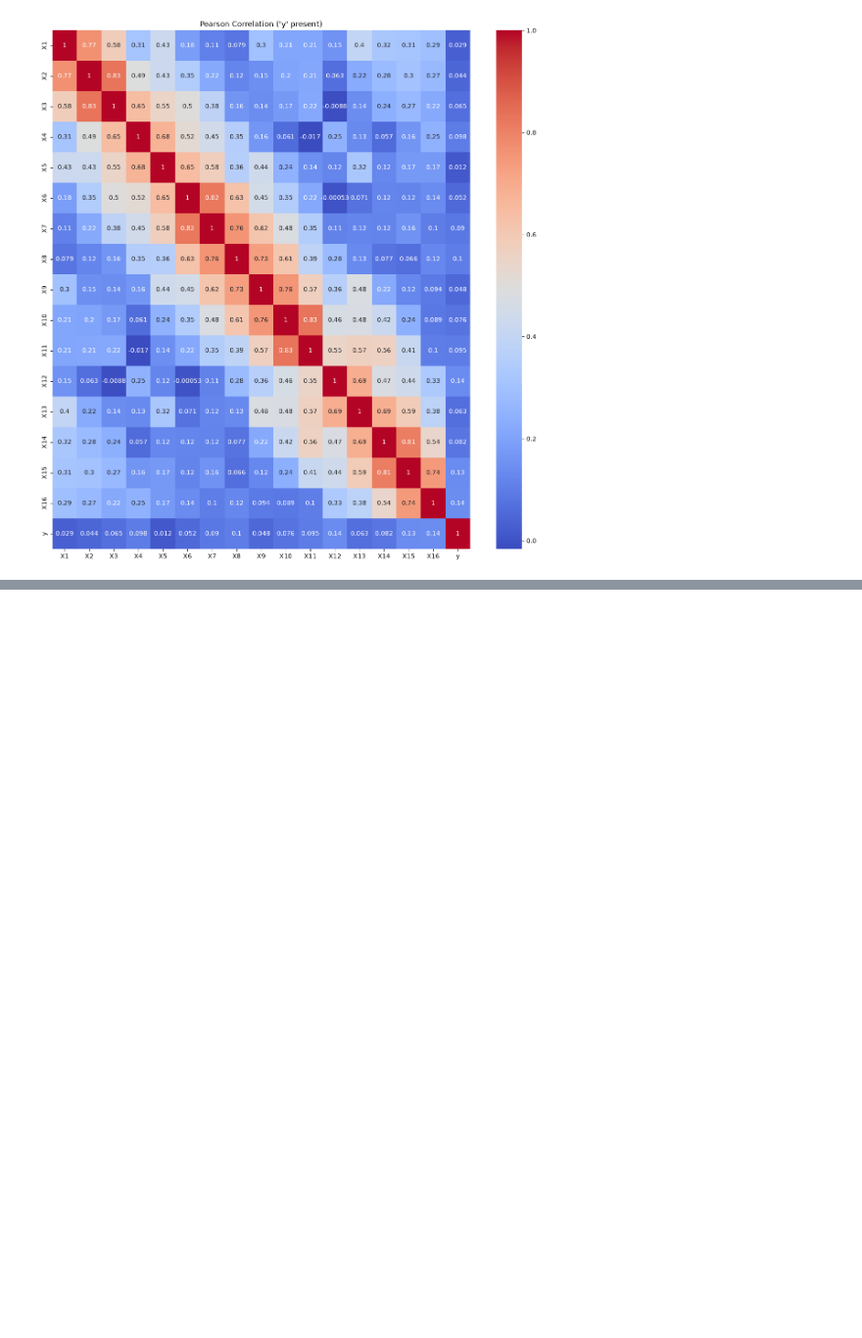
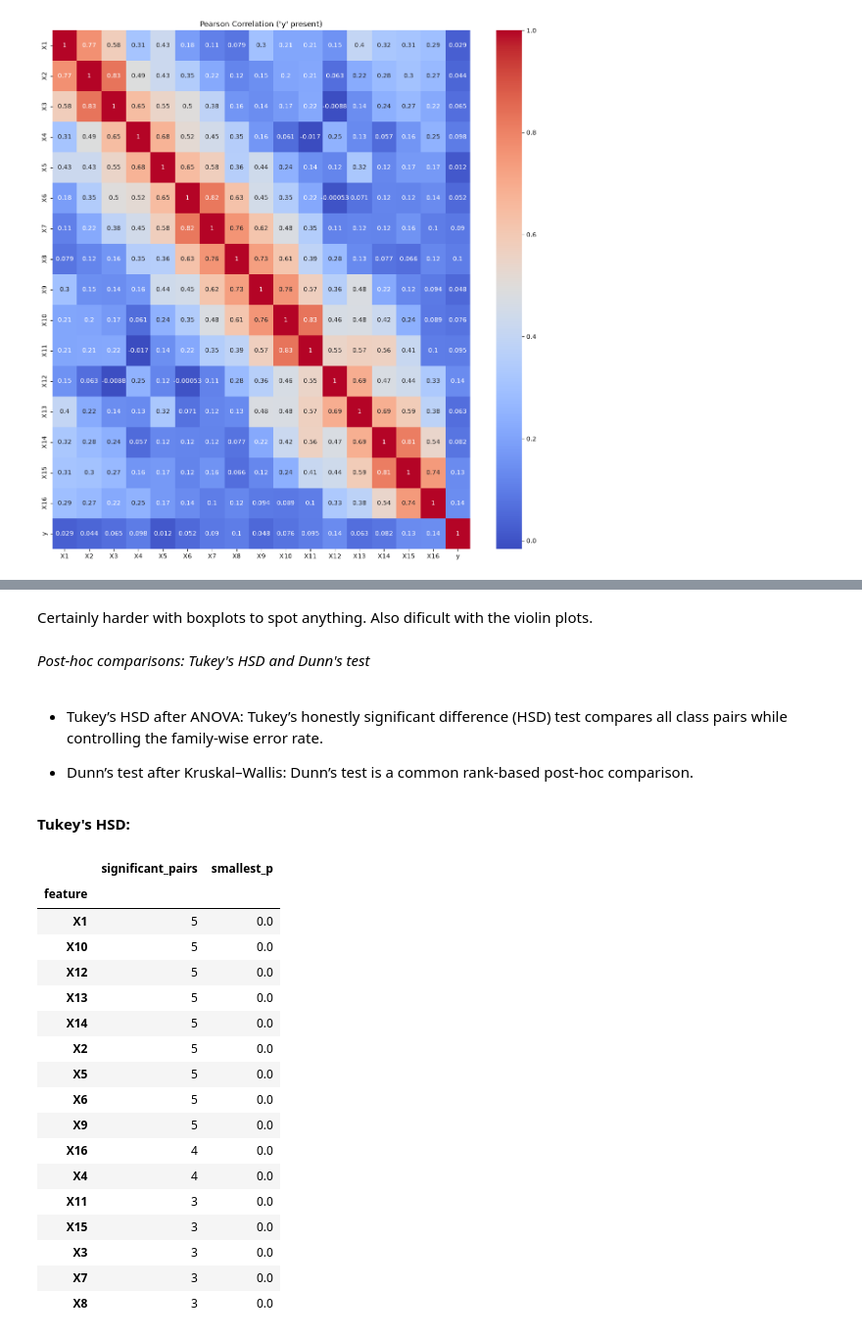
Before and after one commit to cameroncochrane/seizure_detection, a Jupyter notebook: notebooks/1_ESD_EDA.ipynb, the cells around one changed output, grey strips where cells are left out. Shown at 98% size. Saved outputs shown, nothing was run; the diff lists cells and outputs as text; code cells hidden in the pictures; blank space fills up the shorter version.

```diff
--- a/notebooks/1_ESD_EDA.ipynb
+++ b/notebooks/1_ESD_EDA.ipynb
@@ -266,0 +489,73 @@ Low correlation may be due to the nominal nature of the target. Pearson assumes
+# %% [markdown]
+Certainly harder with boxplots to spot anything. Also dificult with the violin plots.
+# %% [markdown]
+*Post-hoc comparisons: Tukey's HSD and Dunn's test*
+# %% [markdown]
+- Tukey’s HSD after ANOVA: Tukey’s honestly significant difference (HSD) test compares all class pairs while controlling the family-wise error rate.
+
+- Dunn’s test after Kruskal–Wallis: Dunn’s test is a common rank-based post-hoc comparison.
+# %% [markdown]
+**Tukey's HSD:**
+# %%
+from statsmodels.stats.multicomp import pairwise_tukeyhsd
+
+tukey_results = {}
+tukey_rows = []
+
+for feature in feature_columns:
+    result = pairwise_tukeyhsd(
+        endog=data[feature],
+        groups=data["y"],
+        alpha=0.05,
+    )
+    tukey_results[feature] = result
+
+    result_df = pd.DataFrame(
+        result.summary().data[1:],
+        columns=result.summary().data[0],
+    )
+
+    result_df["feature"] = feature
+    result_df = result_df[result_df["reject"]].copy()
+
+    tukey_rows.append(
+        result_df[
+            ["feature", "group1", "group2", "meandiff", "p-adj", "lower", "upper"]
+        ]
+    )
+
+tukey_significant = (
+    pd.concat(tukey_rows, ignore_index=True)
+    .sort_values(["feature", "p-adj"])
+    .reset_index(drop=True)
+)
+
+tukey_feature_summary = (
+    tukey_significant.groupby("feature")
+    .agg(
+        significant_pairs=("feature", "size"),
+        smallest_p=("p-adj", "min"),
+    )
+    .sort_values(["significant_pairs", "smallest_p"], ascending=[False, True])
+)
+
+display(tukey_feature_summary)
+# %% [output]
+|  | significant_pairs | smallest_p |
+| feature |  |  |
+| X1 | 5 | 0.0 |
+| X10 | 5 | 0.0 |
+| X12 | 5 | 0.0 |
+| X13 | 5 | 0.0 |
+| X14 | 5 | 0.0 |
+| X2 | 5 | 0.0 |
+| X5 | 5 | 0.0 |
+| X6 | 5 | 0.0 |
+| X9 | 5 | 0.0 |
+| X16 | 4 | 0.0 |
+| X4 | 4 | 0.0 |
+| X11 | 3 | 0.0 |
+| X15 | 3 | 0.0 |
+| X3 | 3 | 0.0 |
+| X7 | 3 | 0.0 |
+| X8 | 3 | 0.0 |
```
Also changed, not shown: parts of 24 cells of this notebook.
